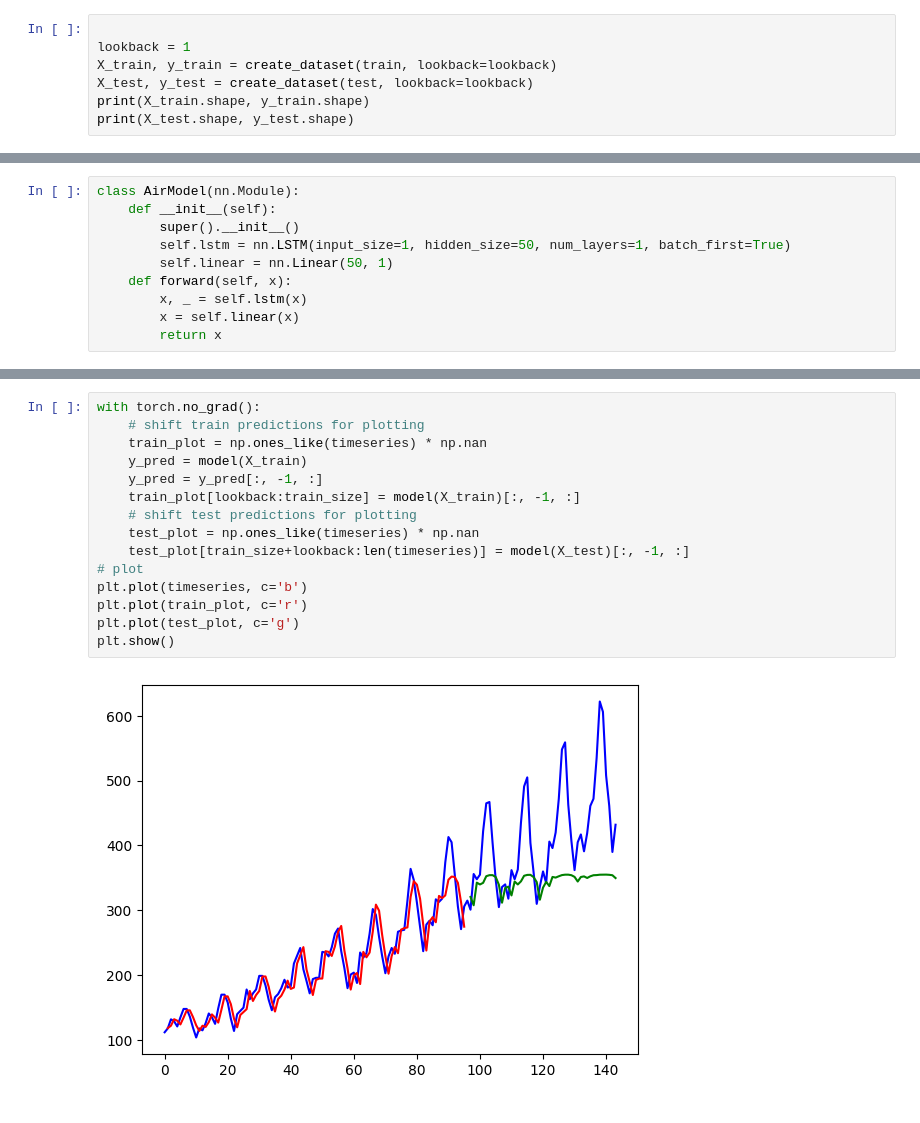
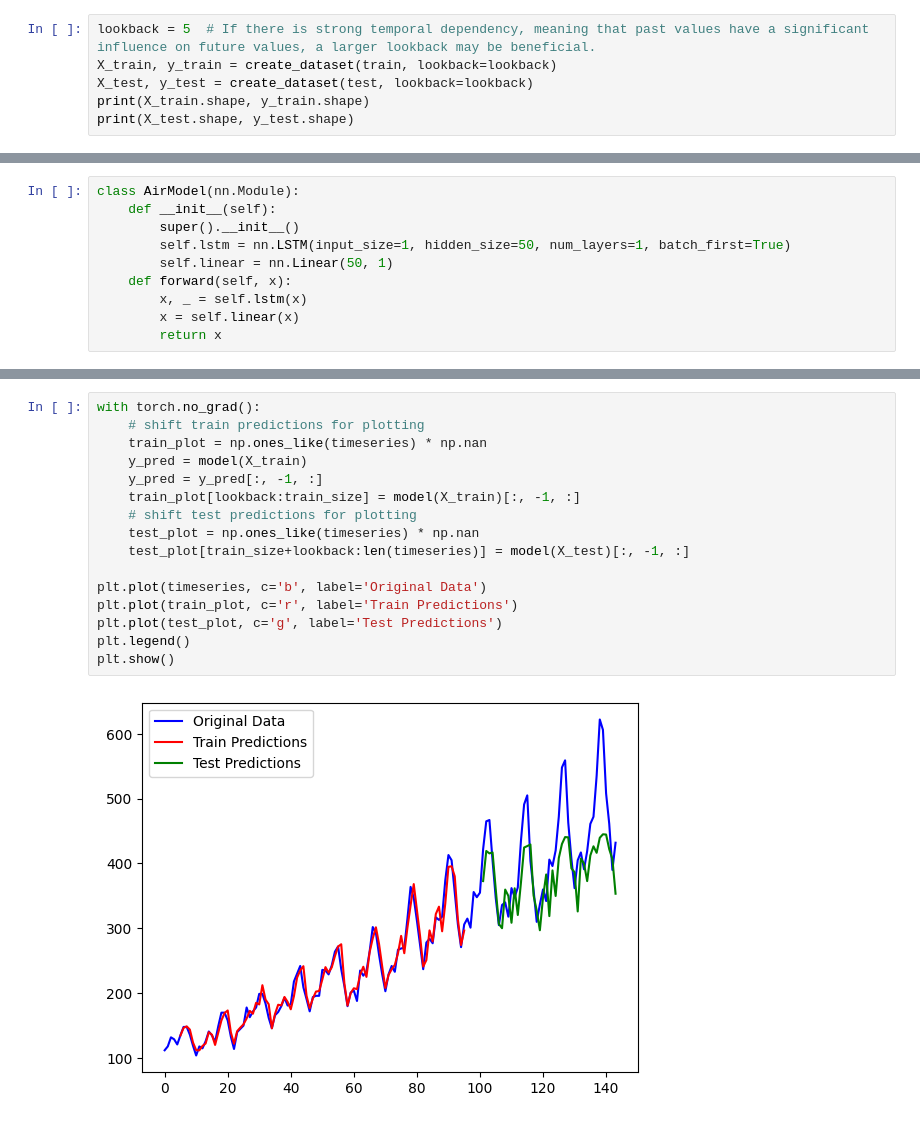
Before and after one commit to ChopinNo3Op9/Time-Series-Prediction, a Jupyter notebook: LSTM.ipynb, the cells around one changed output, grey strips where cells are left out. Drawn from its saved outputs; the diff is of its cells as text.

```diff
--- a/LSTM.ipynb
+++ b/LSTM.ipynb
@@ -35,8 +70,7 @@ def create_dataset(dataset, lookback):
         y.append(target)
     return torch.tensor(X), torch.tensor(y)
 # %%
-
-lookback = 1
+lookback = 5  # If there is strong temporal dependency, meaning that past values have a significant influence on future values, a larger lookback may be beneficial.
 X_train, y_train = create_dataset(train, lookback=lookback)
 X_test, y_test = create_dataset(test, lookback=lookback)
 print(X_train.shape, y_train.shape)
@@ -103,17 +177,18 @@ Epoch 1900: train RMSE 24.1556, test RMSE 102.0357
 # %%
 with torch.no_grad():
     # shift train predictions for plotting
     train_plot = np.ones_like(timeseries) * np.nan
     y_pred = model(X_train)
     y_pred = y_pred[:, -1, :]
     train_plot[lookback:train_size] = model(X_train)[:, -1, :]
     # shift test predictions for plotting
     test_plot = np.ones_like(timeseries) * np.nan
     test_plot[train_size+lookback:len(timeseries)] = model(X_test)[:, -1, :]
-# plot
-plt.plot(timeseries, c='b')
-plt.plot(train_plot, c='r')
-plt.plot(test_plot, c='g')
+
+plt.plot(timeseries, c='b', label='Original Data')
+plt.plot(train_plot, c='r', label='Train Predictions')
+plt.plot(test_plot, c='g', label='Test Predictions')
+plt.legend()
 plt.show()
 # %% [output]
-[figure, old version]
+[figure, new version]
```
Also changed, not shown: parts of 8 cells of this notebook, 3 other files.
